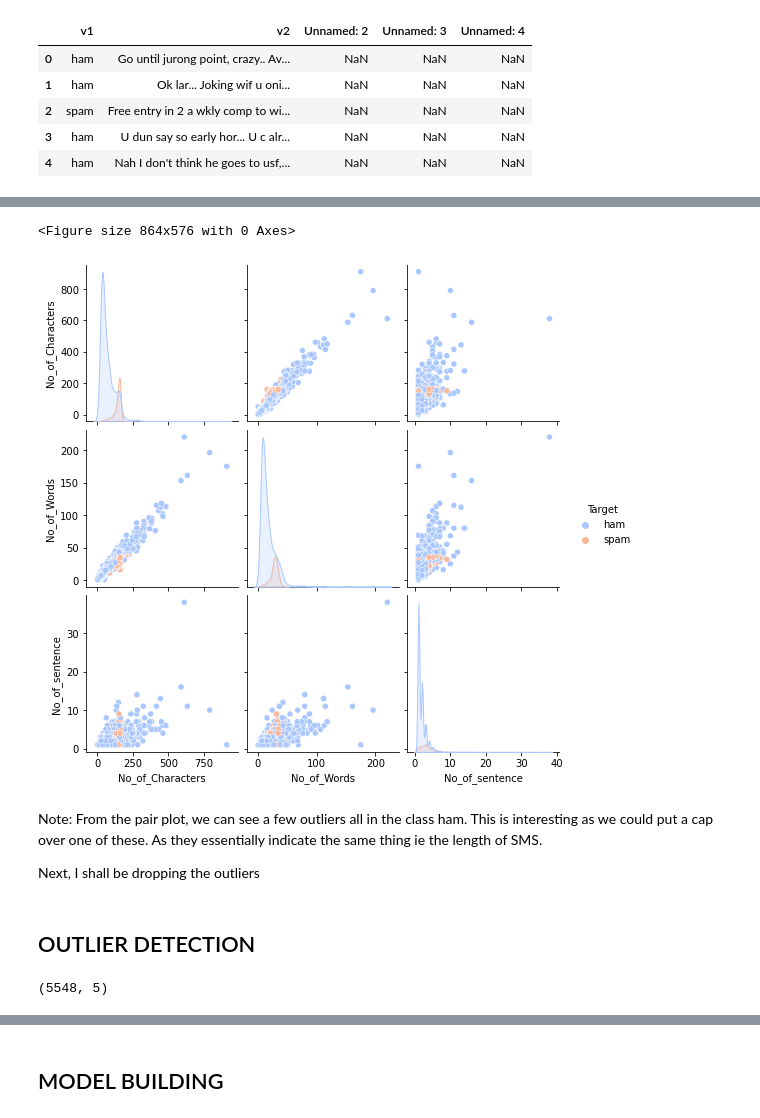
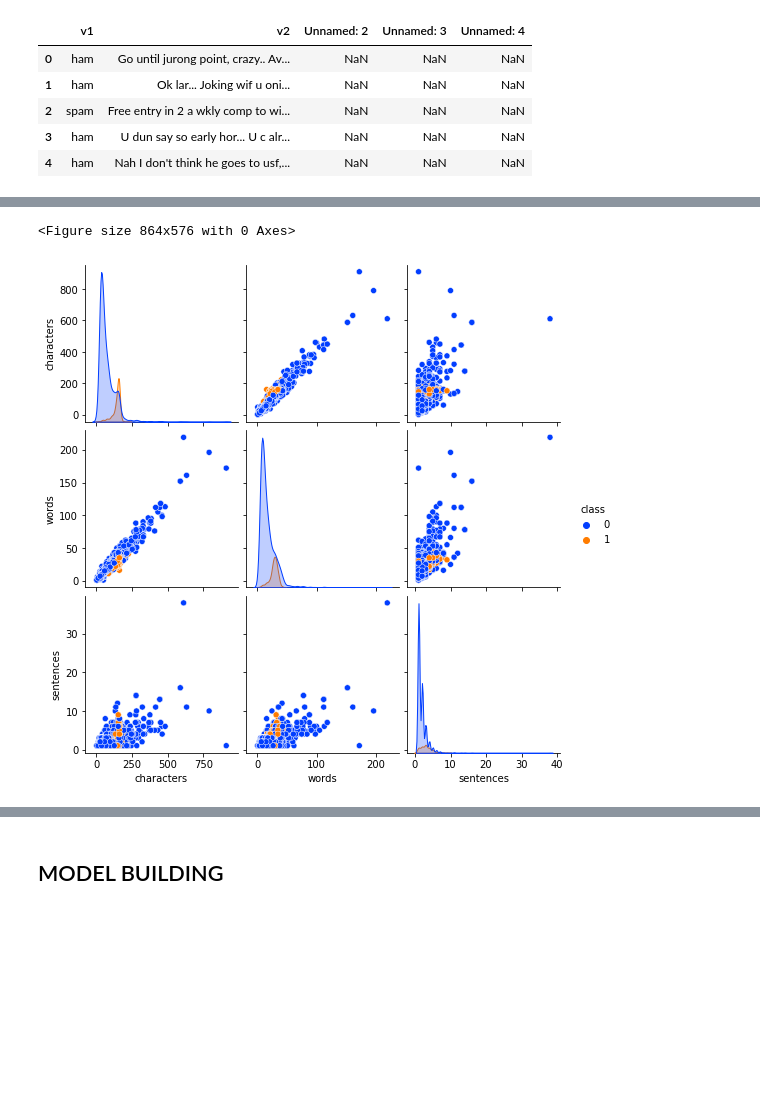
Before and after one commit to epuujee/SpamFilter, a Jupyter notebook: Spam Detector.ipynb, the cells around one changed output, grey strips where cells are left out. Drawn from its saved outputs; the diff is of its cells as text; code cells hidden in the pictures; blank space fills up the shorter version.

```diff
--- a/Spam Detector.ipynb
+++ b/Spam Detector.ipynb
@@ -28,6 +37,6 @@ from sklearn import metrics
 # %%
-data = pd.read_csv('spam.csv')
-data.head()
+df = pd.read_csv('/content/drive/MyDrive/Gannon/spam.csv', encoding='latin-1')
+df.head()
 # %% [output]
 |  | v1 | v2 | Unnamed: 2 | Unnamed: 3 | Unnamed: 4 |
 | 0 | ham | Go until jurong point, crazy.. Av... | NaN | NaN | NaN |
@@ -49,0 +47,4 @@ data.head()
+# %%
+df = df.drop(df[["Unnamed: 2","Unnamed: 3","Unnamed: 4"]], axis=1)
+df.rename(columns = {"v1":"class", "v2":"text"}, inplace = True)
+df.head()
@@ -71,7 +89,7 @@ No_of_sentence: Number of sentences in the text message
 # %%
-data["No_of_Characters"] = data["Text"].apply(len)
-data["No_of_Words"]=data.apply(lambda row: nltk.word_tokenize(row["Text"]), axis=1).apply(len)
-data["No_of_sentence"]=data.apply(lambda row: nltk.sent_tokenize(row["Text"]), axis=1).apply(len)
+df["characters"] = df["text"].apply(len)
+df["words"]=df.apply(lambda row: nltk.word_tokenize(row["text"]), axis=1).apply(len)
+df["sentences"]=df.apply(lambda row: nltk.sent_tokenize(row["text"]), axis=1).apply(len)
 
-data.describe().T
+df.head()
 # %% [output]
@@ -82,18 +111,7 @@ data.describe().T
 # %%
 plt.figure(figsize=(12,8))
-fg = sns.pairplot(data=data, hue="Target",palette='coolwarm')
+fg = sns.pairplot(data=df, hue="class",palette='bright')
 plt.show(fg)
 # %% [output]
 <Figure size 864x576 with 0 Axes>
-[figure, old version]
+[figure, new version]
-# %% [markdown]
-Note: From the pair plot, we can see a few outliers all in the class ham. This is interesting as we could put a cap over one of these. As they essentially indicate the same thing ie the length of SMS.
-
-Next, I shall be dropping the outliers
-# %% [markdown]
-## OUTLIER DETECTION
-# %%
-data = data[(data["No_of_Characters"]<350)]
-data.shape
-# %% [output]
-(5548, 5)
```
Also changed, not shown: parts of 55 cells of this notebook.
